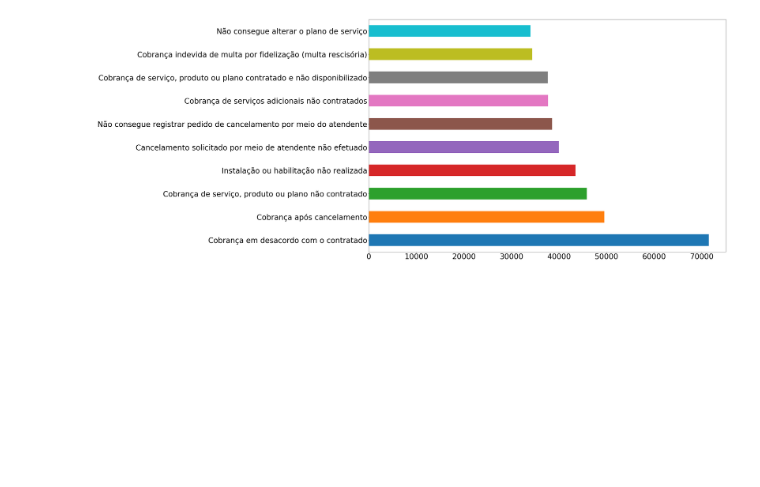
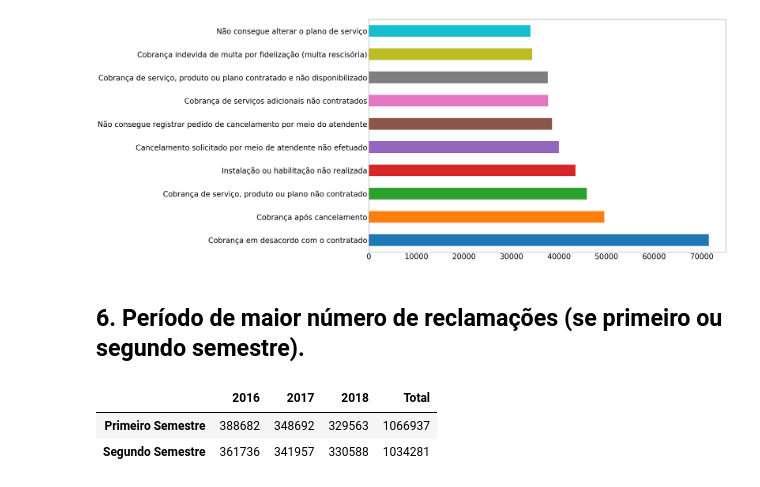
Before and after one commit to Rafaelcvo/dataset_anatel_pos, a Jupyter notebook: anatel.ipynb, the cells around one changed output. Saved outputs shown, nothing was run; the diff lists cells and outputs as text; code cells hidden in the pictures; blank space fills up the shorter version.

```diff
--- a/anatel.ipynb
+++ b/anatel.ipynb
@@ -304,3 +411,35 @@ recl_motivo[:10].plot(kind='barh', figsize=(30,20),fontsize=(35))
 # %% [output]
 <matplotlib.axes._subplots.AxesSubplot at 0x...>
 [figure]
+# %% [markdown]
+## 6. Período de maior número de reclamações (se primeiro ou segundo semestre).
+# %%
+#Mapeando o primeiro semestre
+
+prim_sem = df_anatel[df_anatel['Mes']<=6]
+prim_sem_total = prim_sem['Ano'].count()
+prim_sem_16 = prim_sem[prim_sem['Ano']==2016]['Mes'].count()
+prim_sem_17 = prim_sem[prim_sem['Ano']==2017]['Mes'].count()
+prim_sem_18 = prim_sem[prim_sem['Ano']==2018]['Mes'].count()
+# %%
+#mapeando o segundo semestre
+
+seg_sem = df_anatel[df_anatel['Mes']>6]
+seg_sem_total = seg_sem['Ano'].count()
+seg_sem_16 = seg_sem[seg_sem['Ano']==2016]['Mes'].count()
+seg_sem_17 = seg_sem[seg_sem['Ano']==2017]['Mes'].count()
+seg_sem_18 = seg_sem[seg_sem['Ano']==2018]['Mes'].count()
+# %%
+#convertendo para um dataframe.
+
+sem = [[prim_sem_16,prim_sem_17,prim_sem_18,prim_sem_total],
+       [seg_sem_16,seg_sem_17,seg_sem_18,seg_sem_total]]
+
+df_sem = pd.DataFrame(data=sem, columns=[2016,2017,2018,'Total'],
+                      index=['Primeiro Semestre','Segundo Semestre'])
+# %%
+df_sem
+# %% [output]
+|  | 2016 | 2017 | 2018 | Total |
+| Primeiro Semestre | 388682 | 348692 | 329563 | 1066937 |
+| Segundo Semestre | 361736 | 341957 | 330588 | 1034281 |
```
Also changed, not shown: parts of 10 cells of this notebook.
